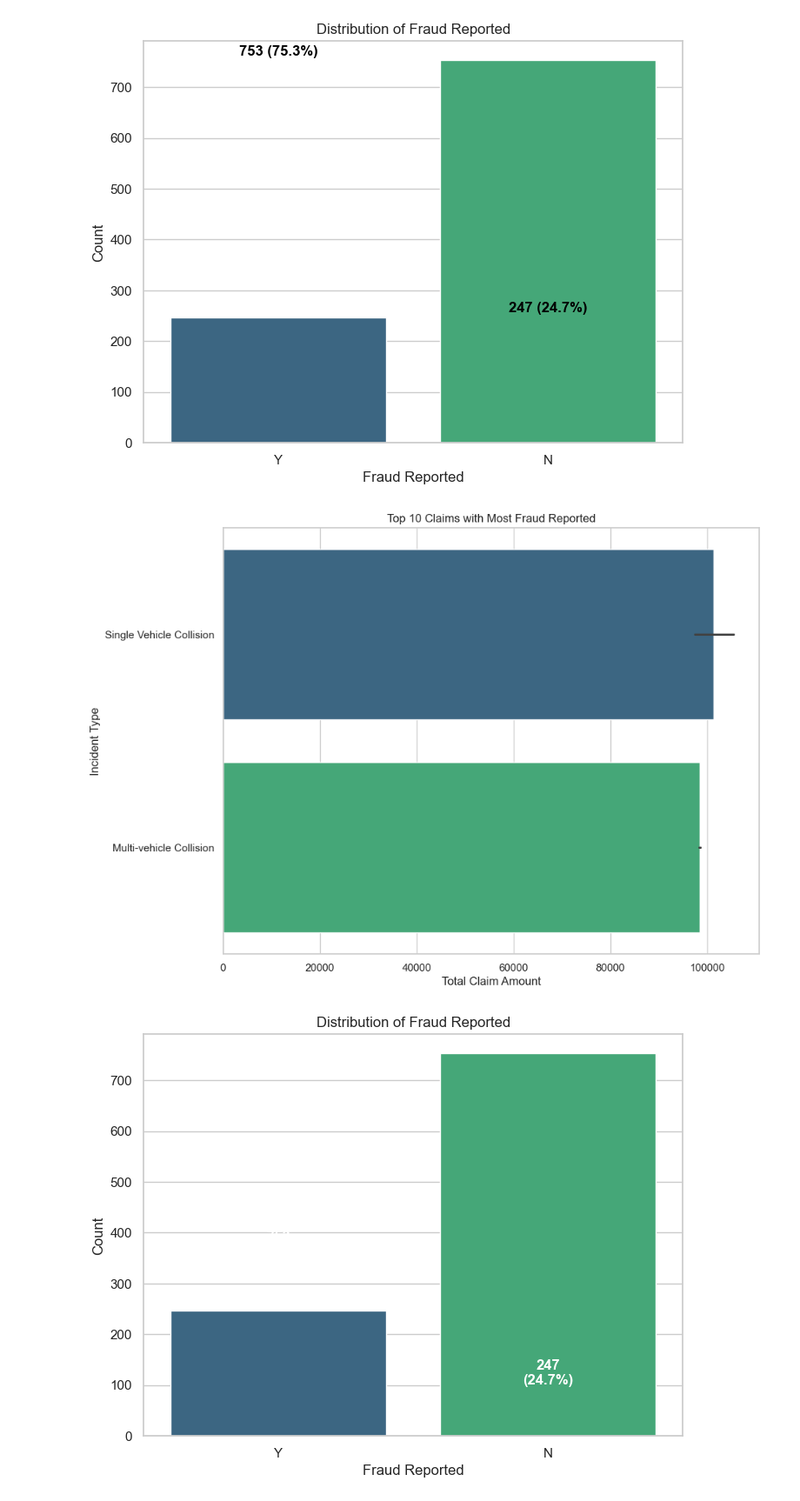
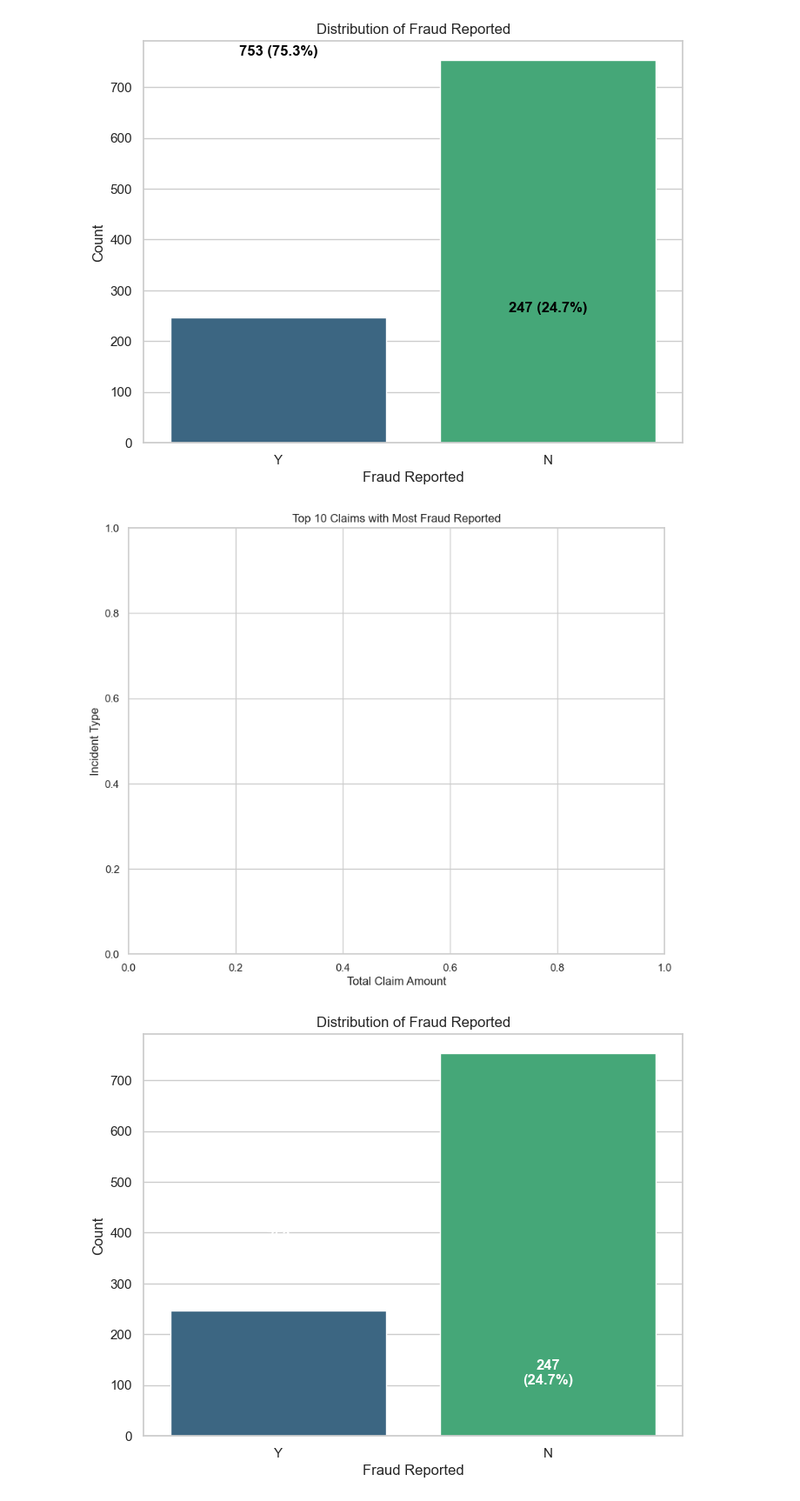
Before and after one commit to VhoMatidza/Insurance-claims-Analysis, a Jupyter notebook: Insurance Fraud Detection A Matidza.ipynb, the cells around one changed output. Shown at 87% size. Cells and saved outputs as stored; diff of their text form; code cells hidden in the pictures.

```diff
--- a/Insurance Fraud Detection A Matidza.ipynb
+++ b/Insurance Fraud Detection A Matidza.ipynb
@@ -512,26 +512,26 @@ plt.show()
 # %%
 import pandas as pd
 import seaborn as sns
 import matplotlib.pyplot as plt
 
 # Load the dataset
 df = pd.read_csv('C:\\Users\\st\\Desktop\\Analysis - Insurance\\12 models\\insurance_claims (1).csv')
 
 # Filter for fraud reported
-fraudulent_claims = df[df['fraud_reported'] == 'Y']
+fraudulent_claims = df[df['fraud_reported'] == 'Yes']
 
 # Show the top 10 claims with the most fraud reported
 top_fraudulent_claims = fraudulent_claims.nlargest(10, 'total_claim_amount')
 
 # Plotting the top fraudulent claims
 plt.figure(figsize=(10, 8))
 sns.barplot(x='total_claim_amount', y='incident_type', data=top_fraudulent_claims, palette='viridis')
 plt.title('Top 10 Claims with Most Fraud Reported')
 plt.xlabel('Total Claim Amount')
 plt.ylabel('Incident Type')
 plt.show()
 # %% [output]
-[figure, old version]
+[figure, new version]
 # %%
 import pandas as pd
 import seaborn as sns
```
